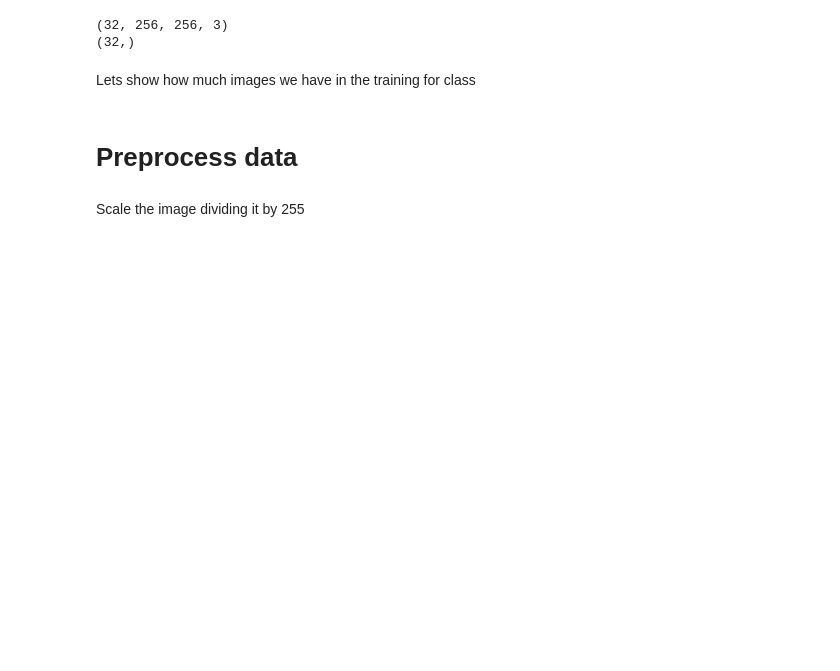
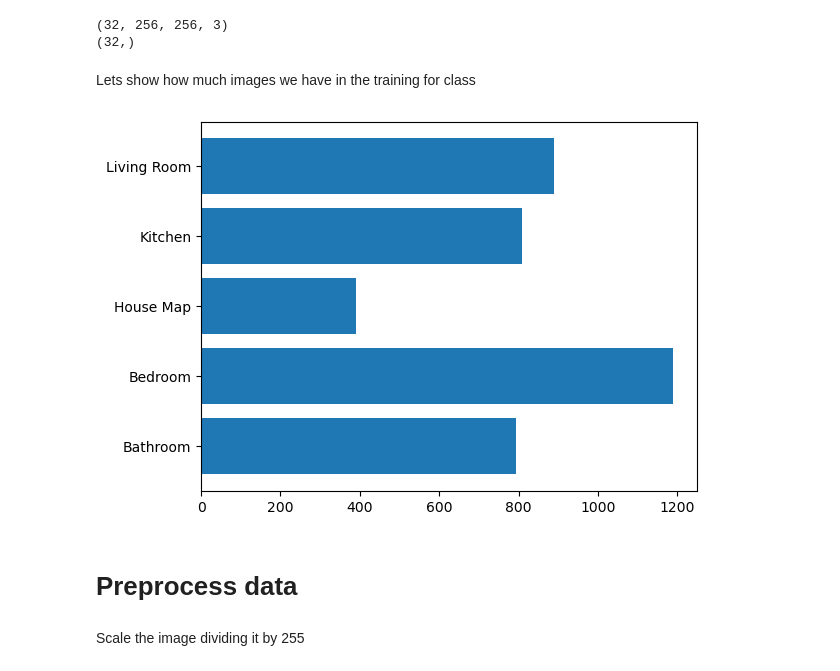
Before and after one commit to Panatore/RoomsClassifier, a Jupyter notebook: TFM.ipynb, the cells around one changed output. Drawn from its saved outputs; the diff is of its cells as text; code cells hidden in the pictures; blank space fills up the shorter version.

```diff
--- a/TFM.ipynb
+++ b/TFM.ipynb
@@ -41,21 +43,6 @@ train_ds = tf.keras.utils.image_dataset_from_directory(
 # %% [output]
 Found 4070 files belonging to 5 classes.
 Using 3256 files for training.
-# %%
-# Agrupar el dataset por clase
-class_groups = train_ds.group_by(lambda x, y: y)
-
-# Iterar sobre cada grupo y contar el número de elementos en cada uno
-for class_id, group in class_groups:
-  # Dividir el grupo en batches
-  batches = group.batch(32)
-
-  # Contar el número total de elementos en cada batch
-  counts = batches.reduce(tf.constant(0, dtype=tf.int64), lambda acc, _: acc + 1)
-
-  # Imprimir el número de elementos en cada batch de la clase actual
-  for batch, count in zip(batches, counts):
-    print(f'Class {class_id}: batch size {count}')
 # %%
 val_ds = tf.keras.utils.image_dataset_from_directory(
   data_dir,
@@ -98,6 +85,32 @@ for image_batch, labels_batch in train_ds:
 (32,)
 # %% [markdown]
 Lets show how much images we have in the training for class
+# %%
+# Obtain a list of each folder of the directory
+folders = os.listdir(data_dir)
+
+# Arrays to store the folder names and number of files in each
+folder_names = []
+num_files = []
+
+# Loop through the list and count the number of files in each folder
+for item in folders:
+    if os.path.isdir(os.path.join(data_dir, item)):
+        # Get a list of all files in the folder
+        files_in_folder = os.listdir(os.path.join(data_dir, item))
+        # Count the number of files in the folder
+        count = len([f for f in files_in_folder if os.path.isfile(os.path.join(data_dir, item, f))])
+        # Add the folder name and number of files to the arrays
+        folder_names.append(item)
+        num_files.append(count)
+
+# Create the horizontal bar chart
+plt.barh(folder_names, num_files)
+
+# Show the chart
+plt.show()
+# %% [output]
+[figure, added]
 # %% [markdown]
 # Preprocess data
 # %% [markdown]
```
Also changed, not shown: parts of 37 cells of this notebook, 1 other file.
